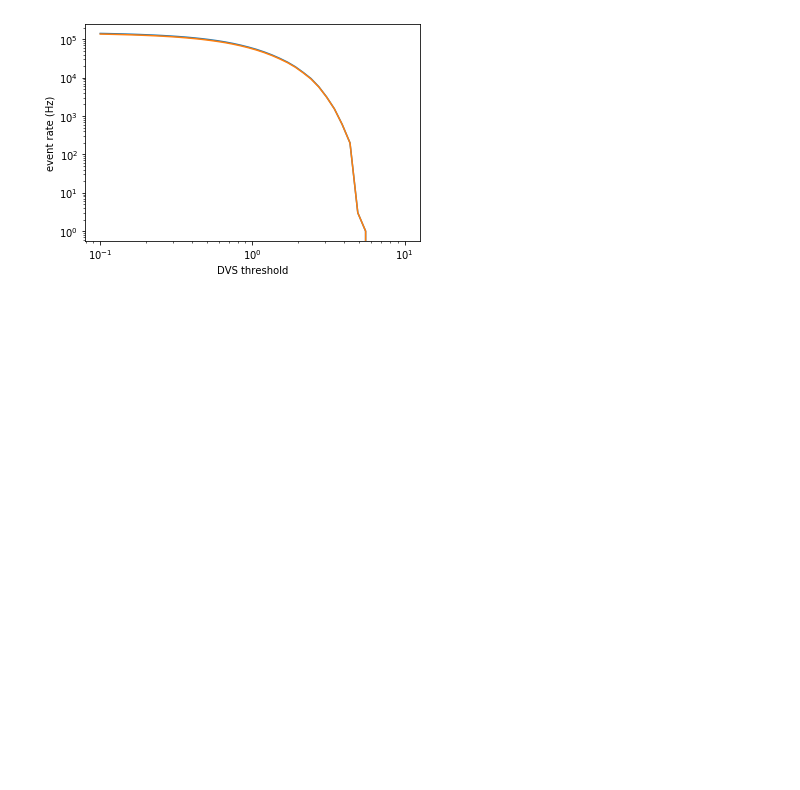
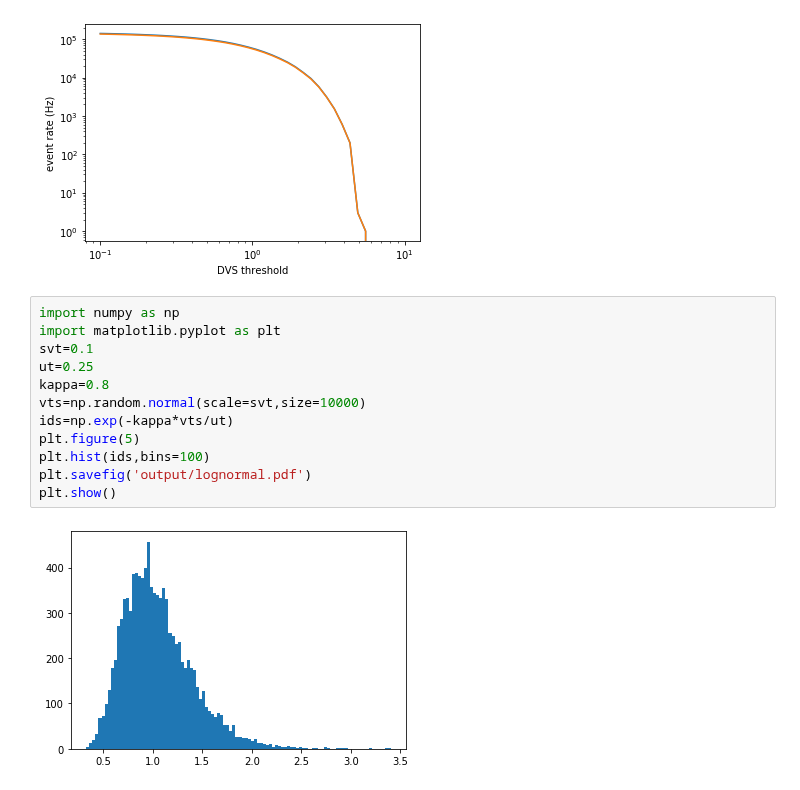
Before and after one commit to SensorsINI/v2e, a Jupyter notebook: v2e/computations_and_graphs.ipynb, the cells around one changed output. Cells and saved outputs as stored; diff of their text form; blank space fills up the shorter version.

Commit message:
added log normal distribution to notebook

```diff
--- a/v2e/computations_and_graphs.ipynb
+++ b/v2e/computations_and_graphs.ipynb
@@ -462,3 +462,17 @@ plt.ylabel('event rate (Hz)')
 # %% [output]
 Text(0, 0.5, 'event rate (Hz)')
 [figure]
+# %%
+import numpy as np
+import matplotlib.pyplot as plt
+svt=0.1
+ut=0.25
+kappa=0.8
+vts=np.random.normal(scale=svt,size=10000)
+ids=np.exp(-kappa*vts/ut)
+plt.figure(5)
+plt.hist(ids,bins=100)
+plt.savefig('output/lognormal.pdf')
+plt.show()
+# %% [output]
+[figure, added]
```
